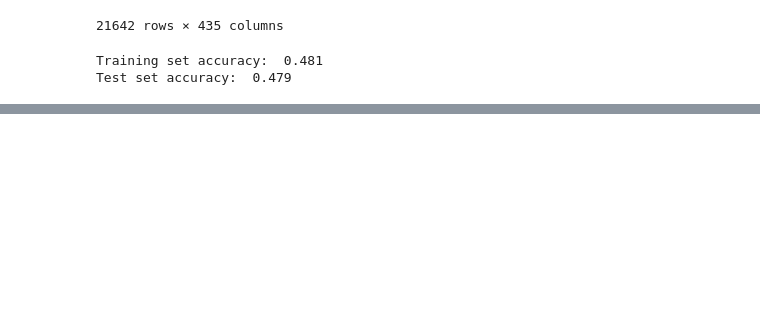
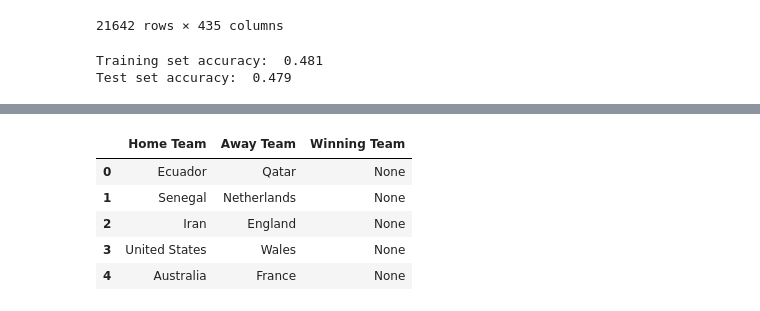
Before and after one commit to kimnamhyeon0112/2022-2_OSP_Final_Project, a Jupyter notebook: Qatar_WC_Prediction.ipynb, the cells around one changed output, grey strips where cells are left out. Saved outputs shown, nothing was run; the diff lists cells and outputs as text; code cells hidden in the pictures; blank space fills up the shorter version.

```diff
--- a/Qatar_WC_Prediction.ipynb
+++ b/Qatar_WC_Prediction.ipynb
@@ -1894,0 +1929,18 @@ Test set accuracy:  0.479
+# %%
+for index, row in df2.iterrows():
+    if row['First Position'] < row['Second Position']:
+        pred_set.append({'Home Team': row['Home Team'], 'Away Team': row['Away Team'], 'Winning Team': None})
+    else:
+        pred_set.append({'Home Team': row['Away Team'], 'Away Team': row['Home Team'], 'Winning Team': None})
+
+pred_set = pd.DataFrame(pred_set)
+backup_pred_set = pred_set
+
+pred_set.head()
+# %% [output]
+|  | Home Team | Away Team | Winning Team |
+| 0 | Ecuador | Qatar | None |
+| 1 | Senegal | Netherlands | None |
+| 2 | Iran | England | None |
+| 3 | United States | Wales | None |
+| 4 | Australia | France | None |
```
Also changed, not shown: parts of 6 cells of this notebook, 1 other file.
